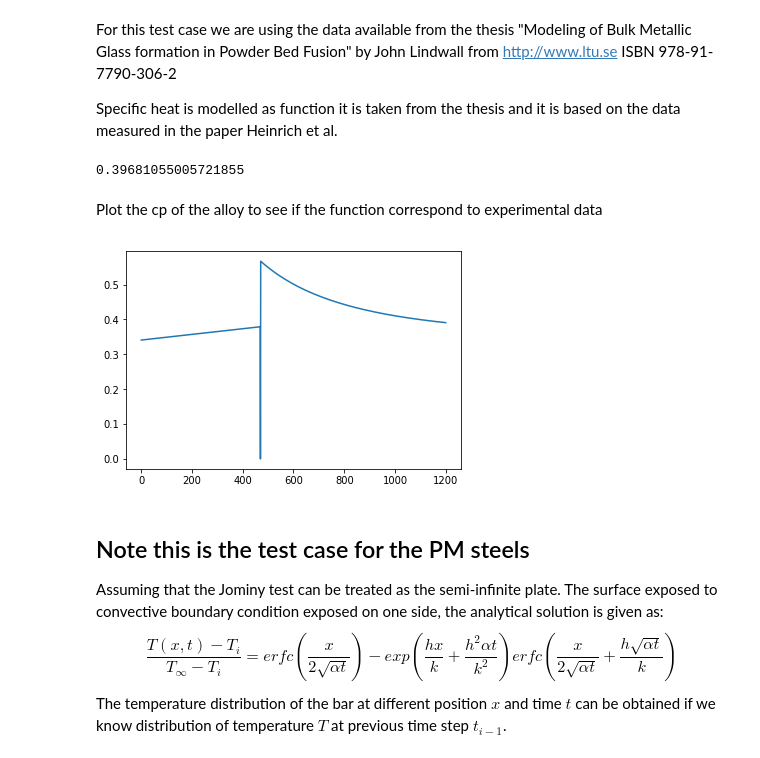
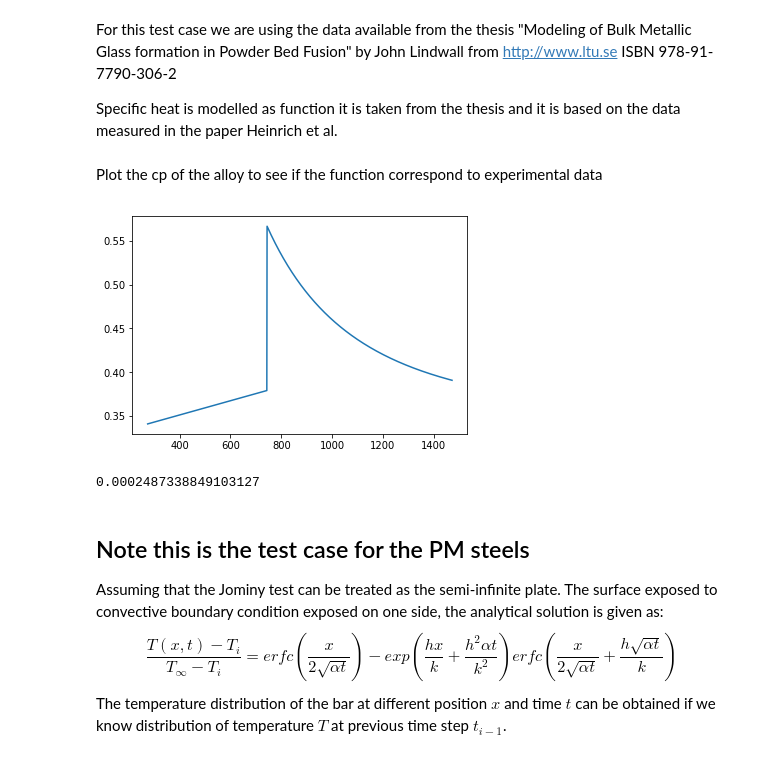
Before and after one commit to Teslos/TTT, a Jupyter notebook: TTTBMG.ipynb, the cells around one changed output. Cells and saved outputs as stored; diff of their text form; code cells hidden in the pictures.

```diff
--- a/TTTBMG.ipynb
+++ b/TTTBMG.ipynb
@@ -130,41 +130,38 @@ in Powder Bed Fusion" by John Lindwall from http://www.ltu.se ISBN 978-91-7790-3
 Specific heat is modelled as function it is taken from the thesis and it is based on the data measured in the
 paper Heinrich et al.
 # %%
-
 def h(T):
     a = 5.225E-4
     b = 1.031E+7
     R = 8.134
     c = 0.00623
     d = -6.047E-7
-    if (T < (470+273)):
+    if (T <= (470+273)):
         return 3*R + c * T + d * T**(-2)
     elif ( (470+273) < T < (1200+273) ):
         return 3*R + a * T + b * T**(-2)
     return 0
-
-def
-# %%
-h(1400)/rhoAMZ4
-# %% [output]
-0.39681055005721855
 # %% [markdown]
 Plot the cp of the alloy to see if the function correspond to experimental data
 # %%
 %matplotlib inline
 import matplotlib.pyplot as plt
 temp = []
 cp = []
 rhoAMZ4 = 76.595
 
 for step in range(1,1200):
     val = h(step+273)/rhoAMZ4
     cp.append(val)
-    temp.append(step)
+    temp.append(step+273)
 plt.plot(temp,cp)
 plt.show()
 # %% [output]
-[figure, old version]
+[figure, new version]
+# %%
+cp[470+273]-cp[471+273]
+# %% [output]
+0.0002487338849103127
 # %%
 rho=6.7
 omega=4.20E-6
```
Also changed, not shown: parts of 5 cells of this notebook.
